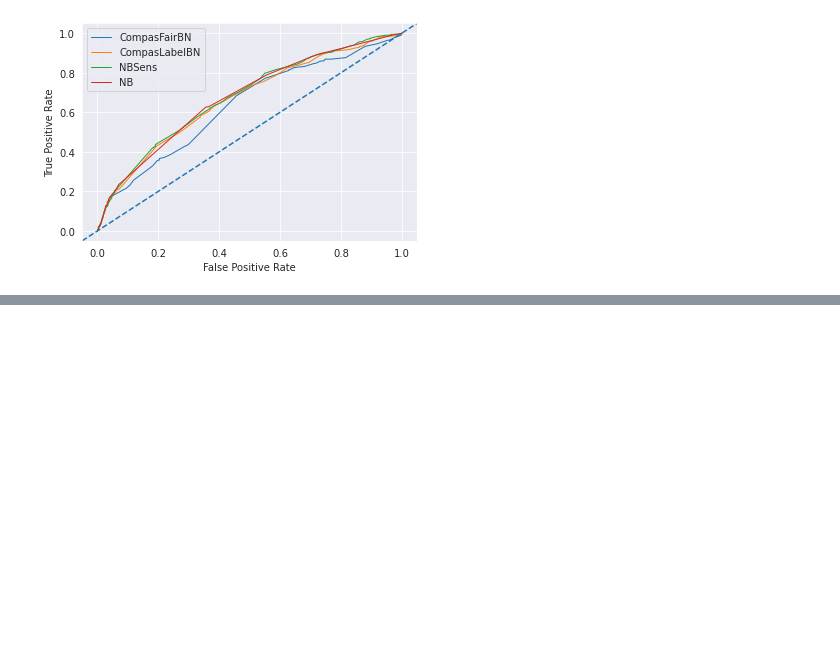
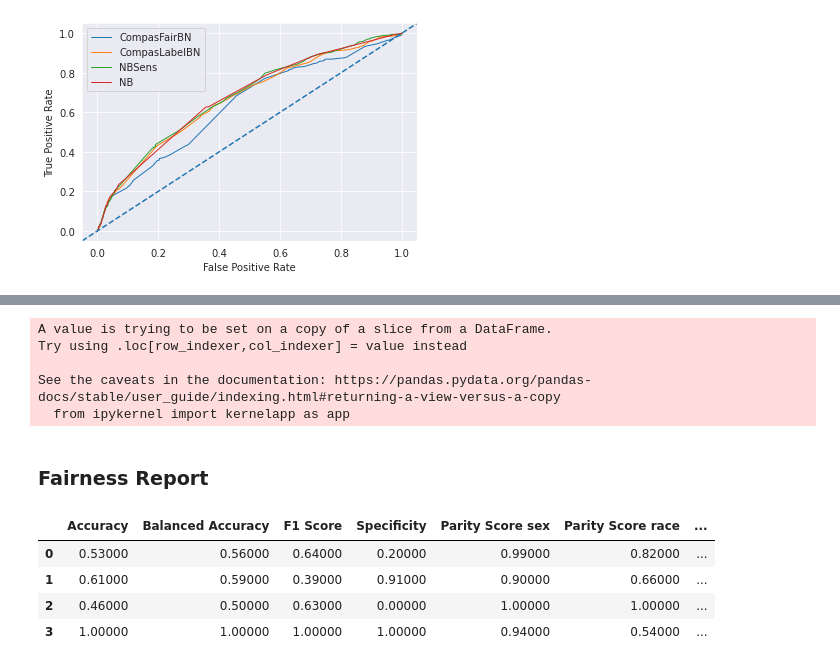
Before and after one commit to bcwein/Forseti, a Jupyter notebook: notebooks/model-evaluation.ipynb, the cells around one changed output, grey strips where cells are left out. Saved outputs shown, nothing was run; the diff lists cells and outputs as text; code cells hidden in the pictures; blank space fills up the shorter version.

```diff
--- a/notebooks/model-evaluation.ipynb
+++ b/notebooks/model-evaluation.ipynb
@@ -227,0 +320,53 @@ plt.show()
+# %%
+scores = pd.read_csv('data/compas-two-yrs-recidivism.csv')
+features = [
+    'sex',
+    'age',
+    'race',
+    'priors_count',
+    'juv_fel_count',
+    'juv_misd_count',
+    'juv_other_count',
+    'c_charge_degree',
+    'two_year_recid'
+]
+
+tmp = scores[features]
+tmp['two_year_recid'] = tmp['two_year_recid'].astype('category')
+
+data, codes = translate_categorical(tmp.copy(deep=True))
+sensitive_attributes = ['sex', 'race']
+
+test = data[6000:]
+sensitive, features = extract_sensitive(test, sensitive_attributes)
+
+y = features['two_year_recid']
+X = features.drop('two_year_recid', axis=1)
+
+pred_compas_FRFC03 = pd.read_csv('results/pred_compas_FRFC_0.3.csv', index_col=0)
+pred_compas_FRFC05 = pd.read_csv('results/pred_compas_FRFC_0.5.csv', index_col=0)
+pred_compas_FRFC07 = pd.read_csv('results/pred_compas_FRFC_0.7.csv', index_col=0)
+pred_compas_prob_FRFC03 = pd.read_csv('results/pred_compas_prob_FRFC_0.3.csv', index_col=0)
+pred_compas_prob_FRFC05 = pd.read_csv('results/pred_compas_prob_FRFC_0.5.csv', index_col=0)
+pred_compas_prob_FRFC07 = pd.read_csv('results/pred_compas_prob_FRFC_0.7.csv', index_col=0)
+# %% [output]
+A value is trying to be set on a copy of a slice from a DataFrame.
+Try using .loc[row_indexer,col_indexer] = value instead
+
+See the caveats in the documentation: https://pandas.pydata.org/pandas-docs/stable/user_guide/indexing.html#returning-a-view-versus-a-copy
+  from ipykernel import kernelapp as app
+# %% [markdown]
+### Fairness Report
+# %%
+fairnessDF = pd.DataFrame()
+fairnessDF = fairnessDF.append(fairness_report(y, pred_compas_FRFC03, sensitive, 'FRFC03'), ignore_index=True);
+fairnessDF = fairnessDF.append(fairness_report(y, pred_compas_FRFC05, sensitive, 'FRFC05'), ignore_index=True);
+fairnessDF = fairnessDF.append(fairness_report(y, pred_compas_FRFC07, sensitive, 'FRFC07'), ignore_index=True);
+fairnessDF = fairnessDF.append(fairness_report(y, y, sensitive, 'Dataset'), ignore_index=True);
+fairnessDF.round(2)
+# %% [output]
+|  | Accuracy | Balanced Accuracy | F1 Score | Specificity | Parity Score sex | Parity Score race | ... |
+| 0 | 0.53000 | 0.56000 | 0.64000 | 0.20000 | 0.99000 | 0.82000 | ... |
+| 1 | 0.61000 | 0.59000 | 0.39000 | 0.91000 | 0.90000 | 0.66000 | ... |
+| 2 | 0.46000 | 0.50000 | 0.63000 | 0.00000 | 1.00000 | 1.00000 | ... |
+| 3 | 1.00000 | 1.00000 | 1.00000 | 1.00000 | 0.94000 | 0.54000 | ... |
```
Also changed, not shown: parts of 29 cells of this notebook.
